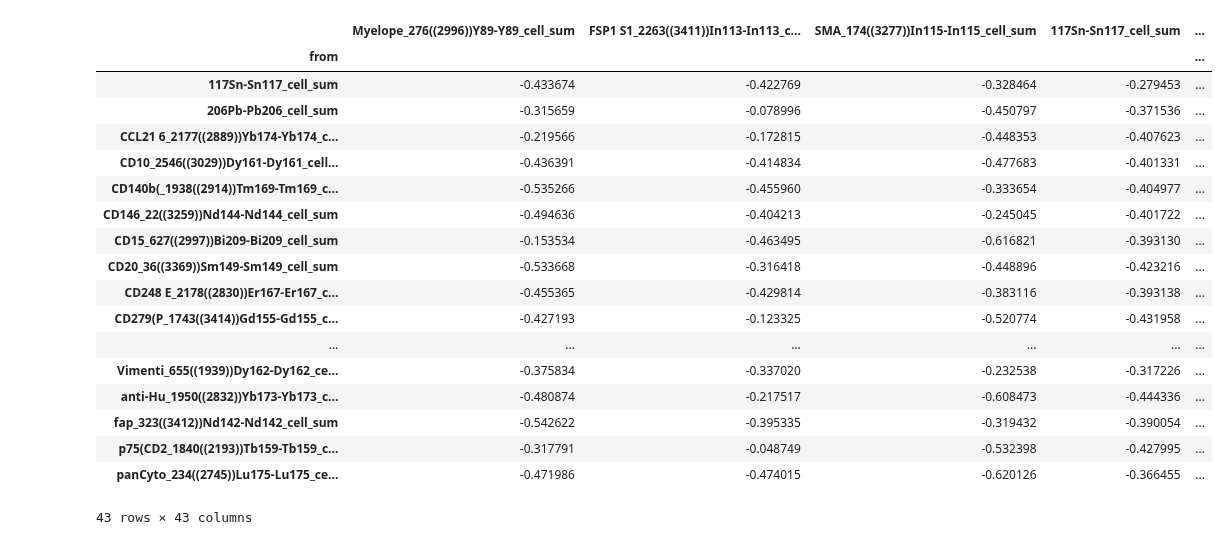
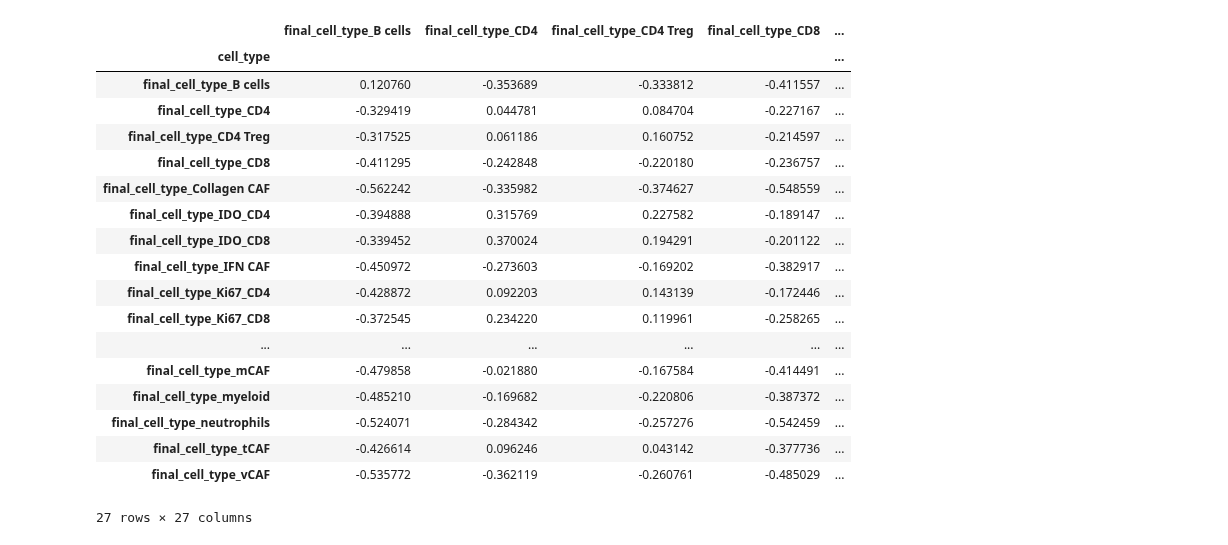
Before and after one commit to QBRC/multiTAP, a Jupyter notebook: notebooks/figure7.ipynb, the cells around one changed output. Cells and saved outputs as stored; diff of their text form; code cells hidden in the pictures.

```diff
--- a/notebooks/figure7.ipynb
+++ b/notebooks/figure7.ipynb
@@ -73,0 +28,19 @@ spatial_pt_df
+# %%
+
+cell_type_cols = ['final_cell_type_B cells', 'final_cell_type_CD4',
+       'final_cell_type_CD4 Treg', 'final_cell_type_CD8',
+       'final_cell_type_Collagen CAF', 'final_cell_type_IDO_CD4',
+       'final_cell_type_IDO_CD8', 'final_cell_type_IFN CAF',
+       'final_cell_type_Ki67_CD4', 'final_cell_type_Ki67_CD8',
+       'final_cell_type_PD1 CD4', 'final_cell_type_PDPN CAF',
+       'final_cell_type_SMA CAF', 'final_cell_type_TCF1/7 CD4',
+       'final_cell_type_TCF1/7 CD8', 'final_cell_type_dCAF',
+       'final_cell_type_endothelial',
+       'final_cell_type_high endothelial venules (HEV)',
+       'final_cell_type_hypoxic CAF', 'final_cell_type_hypoxic tCAF',
+       'final_cell_type_iCAF', 'final_cell_type_lymphatic endothelial',
+       'final_cell_type_mCAF', 'final_cell_type_myeloid',
+       'final_cell_type_neutrophils', 'final_cell_type_tCAF',
+       'final_cell_type_vCAF']
+
+BASE_CSV_DIR = "/project/Xie_Lab/zgu/xiao_multiplex/nsclc_multiTAP_work"
@@ -73,0 +49,14 @@ spatial_pt_df
+# %%
+accuml_type = 'sum'
+
+# read in processed spatial interaction by cell type for each pt
+spatial_pt_df = pd.read_csv(f"/project/Xie_Lab/zgu/xiao_multiplex/nsclc_multiTAP_work/nontumor_spatial_kneighbor15_{accuml_type}.csv", index_col=0)
+n_roi = len(set(spatial_pt_df['roi_id']))
+print(f"{n_roi} rois identified")
+
+# set index as col
+spatial_pt_df = spatial_pt_df.reset_index(names='cell_type')
+
+# 0 is used to indicate not observed, but average over will skew the df
+spatial_pt_df = spatial_pt_df.replace(0, np.nan)
+spatial_pt_df
@@ -74,29 +78,27 @@ spatial_pt_df
 # %%
-marker_cols = spatial_pt_df.columns[spatial_pt_df.columns.str.contains('cell_sum')]
-
 # average across patients for each cell type
-grouped_spatial = spatial_pt_df.groupby(["from"])[marker_cols].mean(numeric_only=False)
+grouped_spatial = spatial_pt_df.groupby(["cell_type"])[cell_type_cols].mean(numeric_only=False)
 
 # now, fill na with 0 temprary (ideally separate out in the cluster maps)
 grouped_spatial = grouped_spatial.fillna(0)
 grouped_spatial
 # %% [output]
-|  | Myelope_276((2996))Y89-Y89_cell_sum | FSP1 S1_2263((3411))In113-In113_c... | SMA_174((3277))In115-In115_cell_sum | 117Sn-Sn117_cell_sum | ... |
-| from |  |  |  |  | ... |
-| 117Sn-Sn117_cell_sum | -0.433674 | -0.422769 | -0.328464 | -0.279453 | ... |
-| 206Pb-Pb206_cell_sum | -0.315659 | -0.078996 | -0.450797 | -0.371536 | ... |
-| CCL21 6_2177((2889))Yb174-Yb174_c... | -0.219566 | -0.172815 | -0.448353 | -0.407623 | ... |
-| CD10_2546((3029))Dy161-Dy161_cell... | -0.436391 | -0.414834 | -0.477683 | -0.401331 | ... |
-| CD140b(_1938((2914))Tm169-Tm169_c... | -0.535266 | -0.455960 | -0.333654 | -0.404977 | ... |
-| CD146_22((3259))Nd144-Nd144_cell_sum | -0.494636 | -0.404213 | -0.245045 | -0.401722 | ... |
-| CD15_627((2997))Bi209-Bi209_cell_sum | -0.153534 | -0.463495 | -0.616821 | -0.393130 | ... |
-| CD20_36((3369))Sm149-Sm149_cell_sum | -0.533668 | -0.316418 | -0.448896 | -0.423216 | ... |
-| CD248 E_2178((2830))Er167-Er167_c... | -0.455365 | -0.429814 | -0.383116 | -0.393138 | ... |
-| CD279(P_1743((3414))Gd155-Gd155_c... | -0.427193 | -0.123325 | -0.520774 | -0.431958 | ... |
+|  | final_cell_type_B cells | final_cell_type_CD4 | final_cell_type_CD4 Treg | final_cell_type_CD8 | ... |
+| cell_type |  |  |  |  | ... |
+| final_cell_type_B cells | 0.120760 | -0.353689 | -0.333812 | -0.411557 | ... |
+| final_cell_type_CD4 | -0.329419 | 0.044781 | 0.084704 | -0.227167 | ... |
+| final_cell_type_CD4 Treg | -0.317525 | 0.061186 | 0.160752 | -0.214597 | ... |
+| final_cell_type_CD8 | -0.411295 | -0.242848 | -0.220180 | -0.236757 | ... |
+| final_cell_type_Collagen CAF | -0.562242 | -0.335982 | -0.374627 | -0.548559 | ... |
+| final_cell_type_IDO_CD4 | -0.394888 | 0.315769 | 0.227582 | -0.189147 | ... |
+| final_cell_type_IDO_CD8 | -0.339452 | 0.370024 | 0.194291 | -0.201122 | ... |
+| final_cell_type_IFN CAF | -0.450972 | -0.273603 | -0.169202 | -0.382917 | ... |
+| final_cell_type_Ki67_CD4 | -0.428872 | 0.092203 | 0.143139 | -0.172446 | ... |
+| final_cell_type_Ki67_CD8 | -0.372545 | 0.234220 | 0.119961 | -0.258265 | ... |
 | ... | ... | ... | ... | ... | ... |
-| Vimenti_655((1939))Dy162-Dy162_ce... | -0.375834 | -0.337020 | -0.232538 | -0.317226 | ... |
-| anti-Hu_1950((2832))Yb173-Yb173_c... | -0.480874 | -0.217517 | -0.608473 | -0.444336 | ... |
-| fap_323((3412))Nd142-Nd142_cell_sum | -0.542622 | -0.395335 | -0.319432 | -0.390054 | ... |
-| p75(CD2_1840((2193))Tb159-Tb159_c... | -0.317791 | -0.048749 | -0.532398 | -0.427995 | ... |
-| panCyto_234((2745))Lu175-Lu175_ce... | -0.471986 | -0.474015 | -0.620126 | -0.366455 | ... |
+| final_cell_type_mCAF | -0.479858 | -0.021880 | -0.167584 | -0.414491 | ... |
+| final_cell_type_myeloid | -0.485210 | -0.169682 | -0.220806 | -0.387372 | ... |
+| final_cell_type_neutrophils | -0.524071 | -0.284342 | -0.257276 | -0.542459 | ... |
+| final_cell_type_tCAF | -0.426614 | 0.096246 | 0.043142 | -0.377736 | ... |
+| final_cell_type_vCAF | -0.535772 | -0.362119 | -0.260761 | -0.485029 | ... |
-43 rows × 43 columns
+27 rows × 27 columns
```
Also changed, not shown: parts of 31 cells of this notebook.
